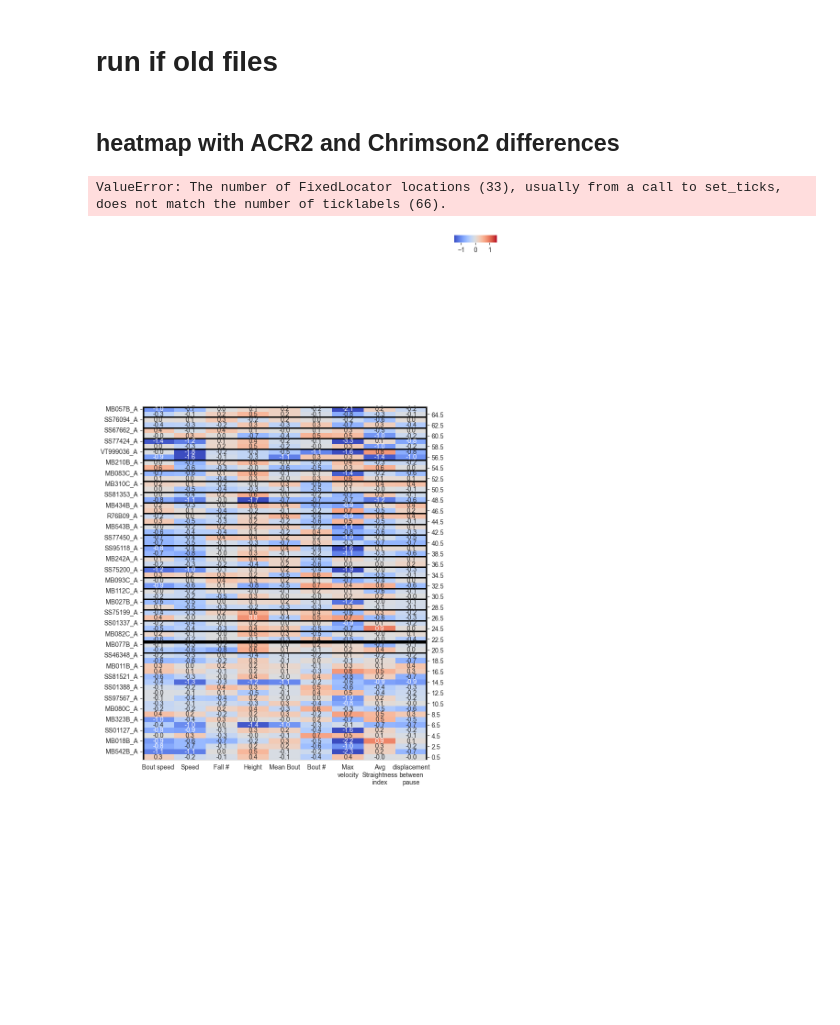
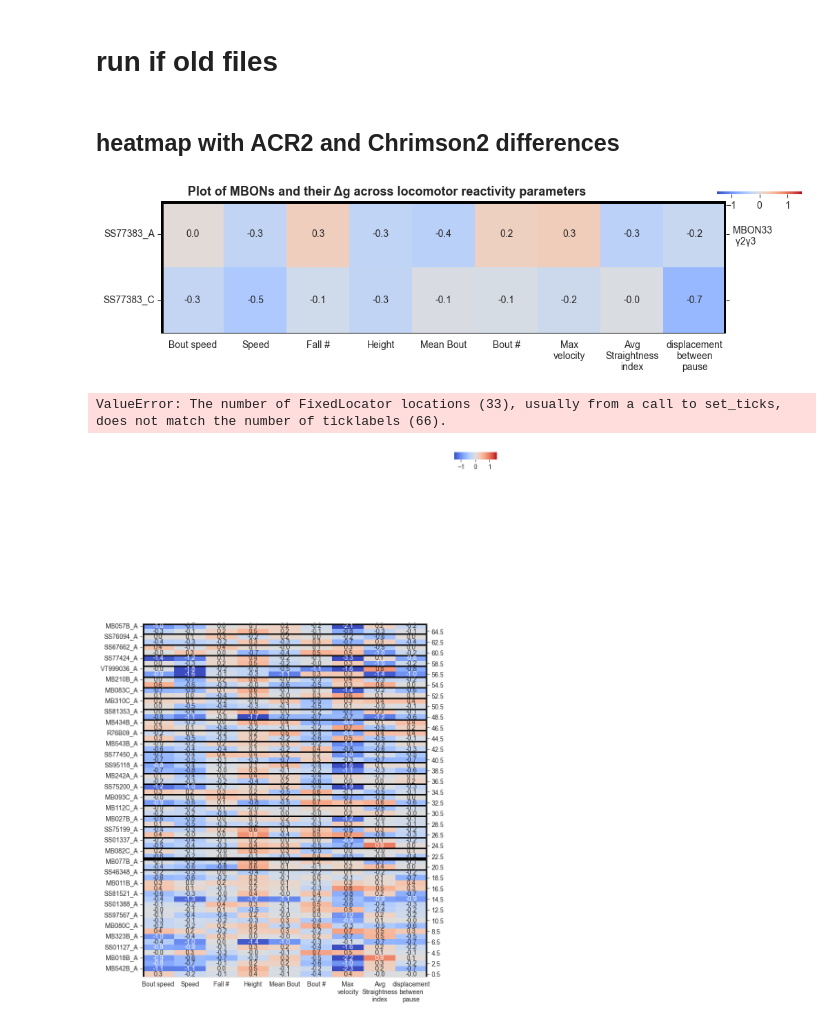
Before and after one commit to lnicole08/deltaG_screen, a Jupyter notebook: Heatmappotofu_1.ipynb, the cells around one changed output. Cells and saved outputs as stored; diff of their text form; code cells hidden in the pictures; blank space fills up the shorter version.

```diff
--- a/Heatmappotofu_1.ipynb
+++ b/Heatmappotofu_1.ipynb
@@ -43,7 +43,7 @@ workcomp = "C:\\Users\\User"
 computer2 = "C:\\Users\\lnico"
 homecomp = "D:"
 filedir = "\\ACC Lab Dropbox\\ACC Lab\\Nicole Lee\\Data Compilation\\Falling_New\\"
-openPath = homecomp + filedir
+openPath = computer2 + filedir
 files = os.listdir(openPath)
 
 #identifying genotypes
@@ -250,7 +252,7 @@ def get_df_name(df):
     name =[x for x in globals() if globals()[x] is df][0]
     return name
 # %%
-lst = ["SS67741"] #lst but always be in list form
+lst = ["SS77383"] #lst but always be in list form
 # %%
 for j in dflists2:
     globals()[j]=pd.DataFrame()
@@ -505,34 +507,35 @@ dfreg_resp = pd.concat([dfreg_a, dfreg_c])
 dfreg_resp = dfreg_resp.sort_values(by = "responder", ascending=True).reset_index(drop=True)
 # %%
 df00 = dfreg_resp.copy()
+df00 = dfreg_resp[dfreg_resp['MBON'] == "SS77383"]
 df50 = df00.set_index(['responder'])
 df50 = df50.drop(['MBON'], axis =1)
 
-
-
-fig1, ax3 = plt.subplots(figsize=(10, 18))
+fig1, ax3 = plt.subplots(figsize=(10, 3))
 
 #adding extra axes label
 lobloclst = []
 mbonloclst = []
-for n in dfreg_resp['MBON']:
-    df500 = dfreg_resp.copy()
+for n in df00['MBON']:
+    df500 = df00.copy()
     lobloclst.append(lobelocation[lobelocation['MBON'] == n]['Lobe_location'].values[0])
     mbonloclst.append(lobelocation[lobelocation['MBON'] == n]['MBON number'].values[0])
 df500['Lobe'] = lobloclst
 df500['Name'] = mbonloclst
 
+#labelling of MBON number and location
 newdf500 = pd.DataFrame()
 naming = df500['Name'].iloc[::2].to_frame().rename(columns = {"Name": ""})
 lobing = df500['Lobe'].iloc[1::2].to_frame().rename(columns = {"Lobe": ""})
-newdf500['Merge'] = pd.concat([naming,  lobing]).sort_index()
+newlabel =naming.values[0][0] + "\n " + lobing.values[0][0]
+newdf500['Merge'] = [newlabel, ""]
 
 #colorbar
 cax = inset_axes(ax3,
                  width="15%",  # width: 40% of parent_bbox width
                  height="2%",  # height: 10% of parent_bbox height
                  loc='lower right',
-                 bbox_to_anchor=(0.1, 1.05, 1, 1),
+                 bbox_to_anchor=(0.1, 1.2, 1, 1),
                  bbox_transform=ax3.transAxes,
                  borderpad=-2,
                  )
@@ -553,34 +556,36 @@ for i in list(range(0,92,2)):
 
 # Drawing the frame
 j7.axhline(y = 0, color = 'k',
             linewidth = 5)
 
 j7.axhline(y = 44, color = 'k',
             linewidth = 5)
 
 j7.axvline(x = 0, color = 'k',
             linewidth = 5)
 
 j7.axvline(x = 9, color = 'k',
             linewidth = 5)
 
 #secondary axes
 j8 = j7.twinx()
 j8.set_ylim([0,j7.get_ylim()[0]])
 j8.set_yticks(j7.get_yticks())
 
 j8.set_yticklabels(newdf500['Merge'].iloc[::-1], fontsize=10)
 j8.spines['top'].set_visible(False)
 j8.spines['right'].set_visible(False)
 j8.spines['bottom'].set_visible(False)
 j8.spines['left'].set_visible(False)
 
 
 j7.set_title('Plot of MBONs and their Δg across locomotor reactivity parameters', x=0.4, weight='bold', fontsize =13 )
 
 fig1.tight_layout()
 
-plt.savefig(openPath + "images\\" + date + "_" + responder + "_deltagheatmapwithlobelocations.png", dpi = 1200)
+#plt.savefig(openPath + "images\\" + date + "_" + responder + "_deltagheatmapwithlobelocations.png", dpi = 1200)
+# %% [output]
+[figure, added]
 # %%
 #mini list
 
```
Also changed, not shown: parts of 3 cells of this notebook, 2 other files.
